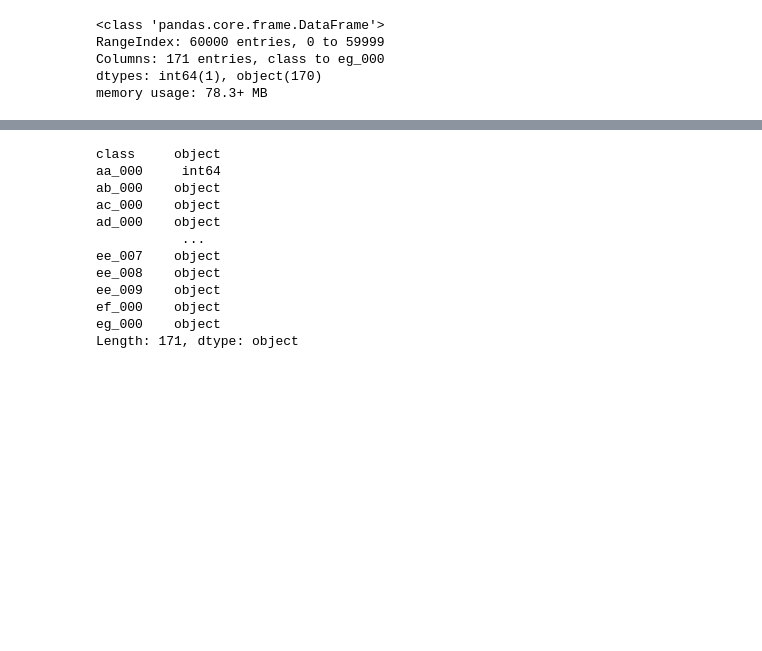
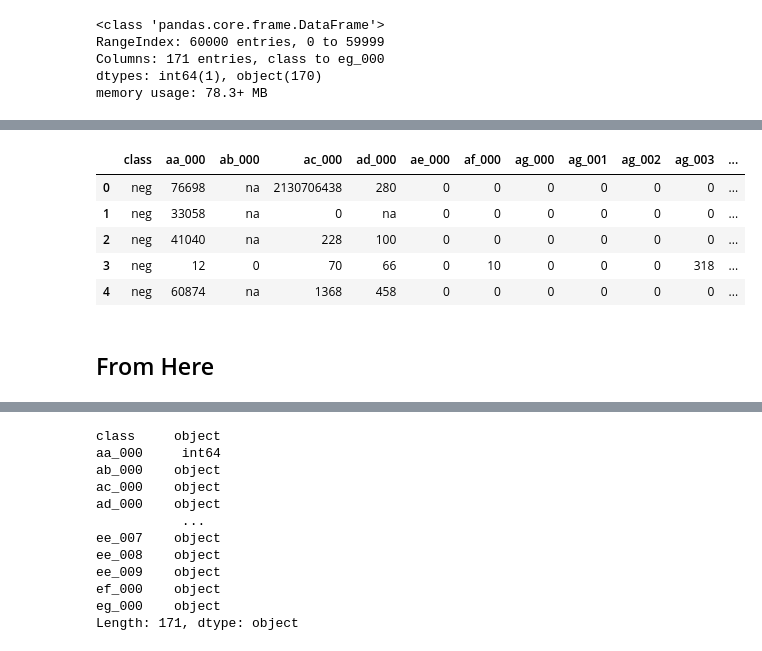
Before and after one commit to Ayomide-ola/Bussiness_Analysis, a Jupyter notebook: App_failure CA.ipynb, the cells around one changed output, grey strips where cells are left out. Drawn from its saved outputs; the diff is of its cells as text; code cells hidden in the pictures; blank space fills up the shorter version.

```diff
--- a/App_failure CA.ipynb
+++ b/App_failure CA.ipynb
@@ -101,0 +82,13 @@ memory usage: 78.3+ MB
+# %%
+# The AP1 df returns the first 20 features and all the rows
+AP1= air_p.iloc[ : , :20]
+AP1.head()
+# %% [output]
+|  | class | aa_000 | ab_000 | ac_000 | ad_000 | ae_000 | af_000 | ag_000 | ag_001 | ag_002 | ag_003 | ... |
+| 0 | neg | 76698 | na | 2130706438 | 280 | 0 | 0 | 0 | 0 | 0 | 0 | ... |
+| 1 | neg | 33058 | na | 0 | na | 0 | 0 | 0 | 0 | 0 | 0 | ... |
+| 2 | neg | 41040 | na | 228 | 100 | 0 | 0 | 0 | 0 | 0 | 0 | ... |
+| 3 | neg | 12 | 0 | 70 | 66 | 0 | 10 | 0 | 0 | 0 | 318 | ... |
+| 4 | neg | 60874 | na | 1368 | 458 | 0 | 0 | 0 | 0 | 0 | 0 | ... |
+# %% [markdown]
+## From Here
```
Also changed, not shown: parts of 45 cells of this notebook, 6 other files.
